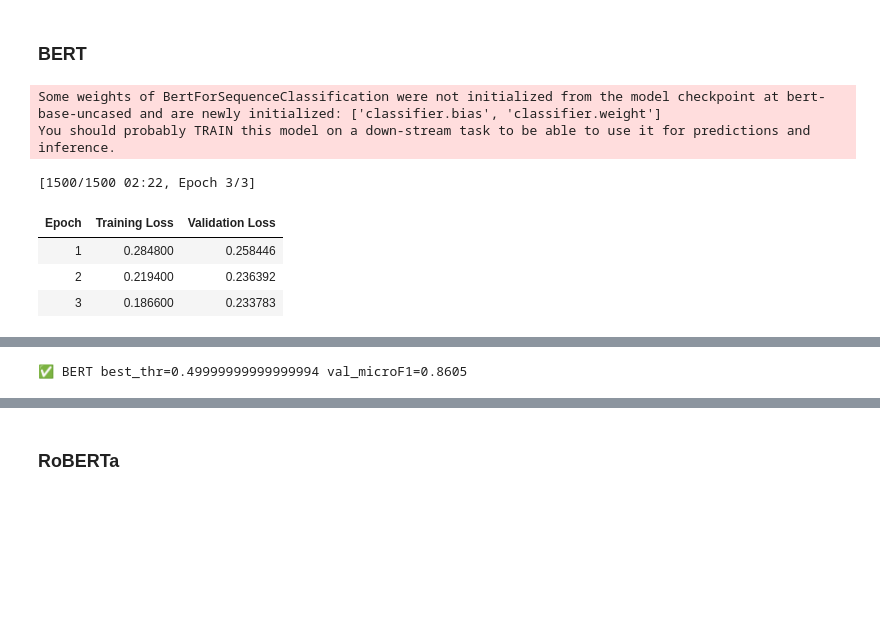
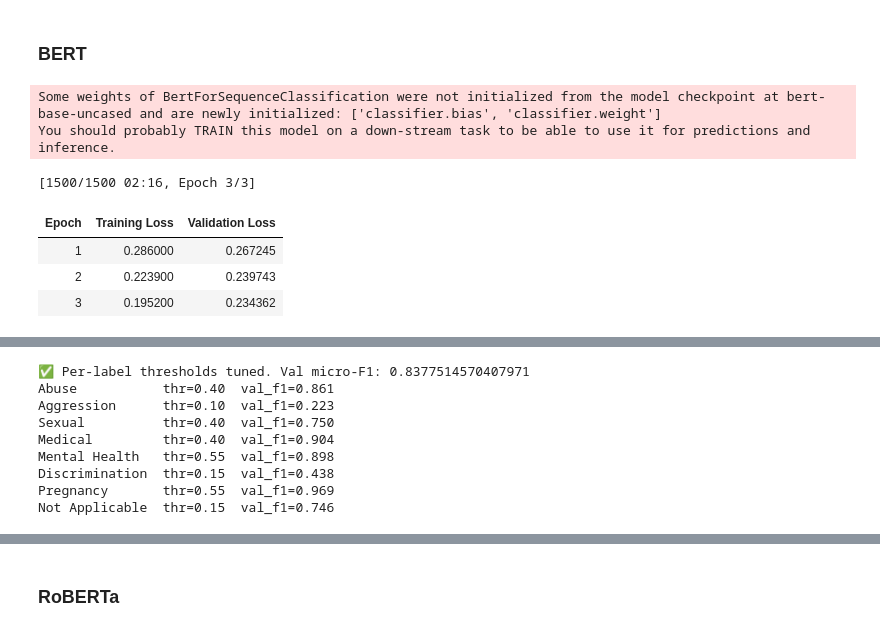
Before and after one commit to ShirleneRose/TriggerWarnings, a Jupyter notebook: jupyter-notebooks/model_evaluations.ipynb, the cells around one changed output, grey strips where cells are left out. Cells and saved outputs as stored; diff of their text form; code cells hidden in the pictures; blank space fills up the shorter version.

```diff
--- a/jupyter-notebooks/model_evaluations.ipynb
+++ b/jupyter-notebooks/model_evaluations.ipynb
@@ -397,41 +466,56 @@ args_bert = make_training_args(
     output_dir=str(OUT_DIR / MODEL_KEY_BERT / "ckpt"),
     evaluation_strategy="epoch",   # will auto-map if needed
     save_strategy="epoch",
     load_best_model_at_end=True,
     metric_for_best_model="eval_loss",
     num_train_epochs=3,
     per_device_train_batch_size=8,
     per_device_eval_batch_size=8,
     learning_rate=2e-5,
     weight_decay=0.01,
     logging_steps=50,
     report_to="none",
     fp16=torch.cuda.is_available(),
     seed=42
 )
 
 trainer_bert = Trainer(
     model=bert_model,
     args=args_bert,
     train_dataset=ds_tr_bert,
     eval_dataset=ds_val_bert
 )
 
 trainer_bert.train()
 
 val_logits_bert = trainer_bert.predict(ds_val_bert).predictions
-best_thr_bert, best_micro_bert = tune_threshold(val_logits_bert, Y_val)
-print(f"✅ BERT best_thr={best_thr_bert} val_microF1={best_micro_bert:.4f}")
+best_thr_bert, best_f1_vec_bert = tune_threshold(val_logits_bert, Y_val)
+
+val_probs_bert = sigmoid(val_logits_bert)
+Y_val_pred_bert = (val_probs_bert >= best_thr_bert).astype(int)
+best_micro_bert = f1_score(Y_val, Y_val_pred_bert, average="micro", zero_division=0)
+
+print("✅ Per-label thresholds tuned. Val micro-F1:", best_micro_bert)
+for lbl, thr, f1l in zip(CANON_LABELS, best_thr_bert, best_f1_vec_bert):
+    print(f"{lbl:15s} thr={thr:.2f}  val_f1={f1l:.3f}")
 # %% [output]
 Some weights of BertForSequenceClassification were not initialized from the model checkpoint at bert-base-uncased and are newly initialized: ['classifier.bias', 'classifier.weight']
 You should probably TRAIN this model on a down-stream task to be able to use it for predictions and inference.
-[1500/1500 02:22, Epoch 3/3]
+[1500/1500 02:16, Epoch 3/3]
 | Epoch | Training Loss | Validation Loss |
-| 1 | 0.284800 | 0.258446 |
-| 2 | 0.219400 | 0.236392 |
-| 3 | 0.186600 | 0.233783 |
+| 1 | 0.286000 | 0.267245 |
+| 2 | 0.223900 | 0.239743 |
+| 3 | 0.195200 | 0.234362 |
 [interactive output not drawn]
-✅ BERT best_thr=0.49999999999999994 val_microF1=0.8605
+✅ Per-label thresholds tuned. Val micro-F1: 0.8377514570407971
+Abuse           thr=0.40  val_f1=0.861
+Aggression      thr=0.10  val_f1=0.223
+Sexual          thr=0.40  val_f1=0.750
+Medical         thr=0.40  val_f1=0.904
+Mental Health   thr=0.55  val_f1=0.898
+Discrimination  thr=0.15  val_f1=0.438
+Pregnancy       thr=0.55  val_f1=0.969
+Not Applicable  thr=0.15  val_f1=0.746
 # %%
 X_test = test_df["text"].astype(str).values
 ds_test_bert = tokenize_dataset(build_ds(X_test), tokenizer_bert, max_length=256, has_labels=False)
```
Also changed, not shown: parts of 23 cells of this notebook, 6 other files.
